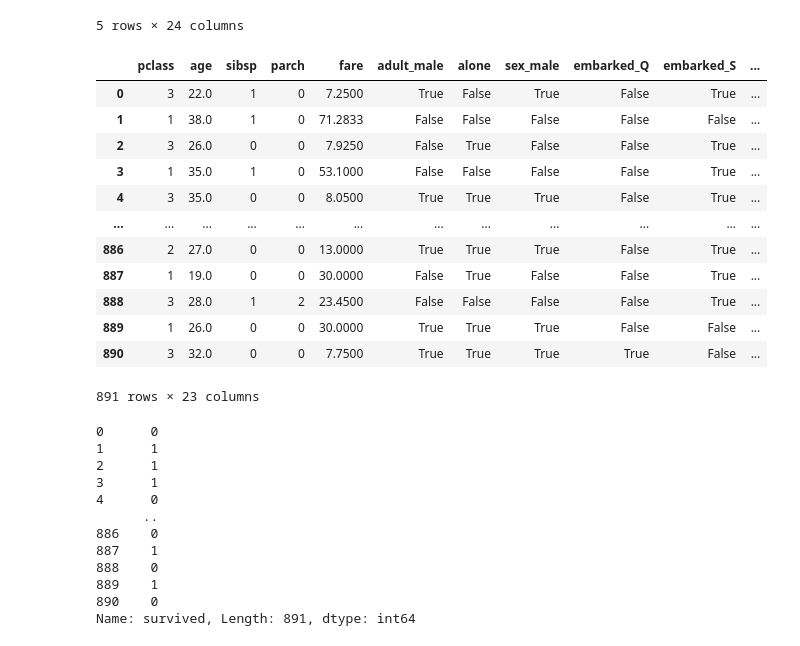
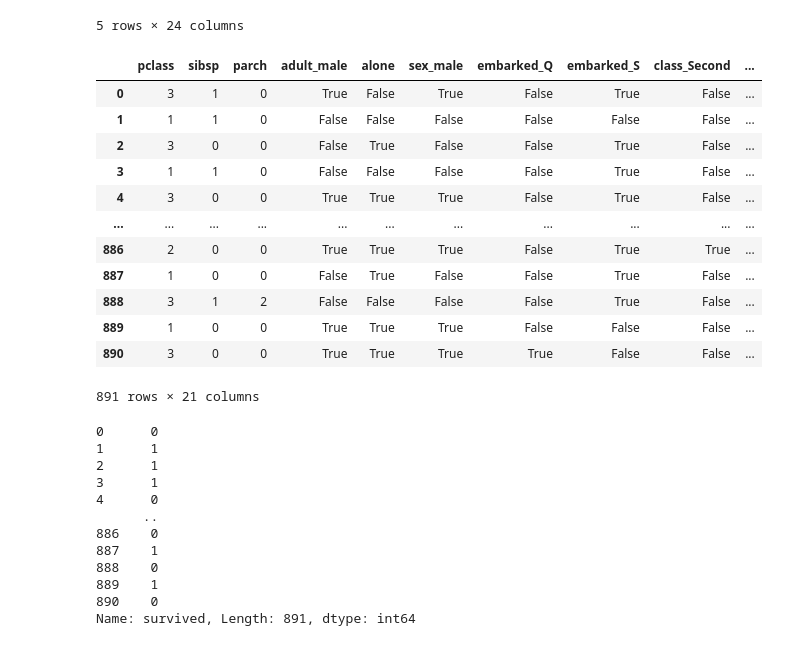
Before and after one commit to aqsakhan22/MachineLearning2025, a Jupyter notebook: LogisticRegression/titanic_data.ipynb, the cells around one changed output. Cells and saved outputs as stored; diff of their text form; code cells hidden in the pictures.

Commit message:
titanic data model  completed

```diff
--- a/LogisticRegression/titanic_data.ipynb
+++ b/LogisticRegression/titanic_data.ipynb
@@ -5,8 +5,10 @@ import numpy as np
 import seaborn as sns
 # %%
 #https://github.com/mwaskom/seaborn-data
-df=sns.load_dataset('titanic')
+# df=sns.load_dataset('titanic')
+df=pd.read_csv('data/titanic.csv')
 df
+# df
 # %% [output]
 |  | survived | pclass | sex | age | sibsp | parch | fare | embarked | class | who | ... |
 | 0 | 0 | 3 | male | 22.0 | 1 | 0 | 7.2500 | S | Third | man | ... |
@@ -178,22 +187,22 @@ df.head()
 | 4 | 0 | 3 | 35.0 | 0 | 0 | 8.0500 | True | True | True | False | ... |
 5 rows × 24 columns
 # %%
-x=df.drop(columns=['survived'])
+x=df.drop(columns=['survived','age','fare'])
 x
 # %% [output]
-|  | pclass | age | sibsp | parch | fare | adult_male | alone | sex_male | embarked_Q | embarked_S | ... |
-| 0 | 3 | 22.0 | 1 | 0 | 7.2500 | True | False | True | False | True | ... |
-| 1 | 1 | 38.0 | 1 | 0 | 71.2833 | False | False | False | False | False | ... |
-| 2 | 3 | 26.0 | 0 | 0 | 7.9250 | False | True | False | False | True | ... |
-| 3 | 1 | 35.0 | 1 | 0 | 53.1000 | False | False | False | False | True | ... |
-| 4 | 3 | 35.0 | 0 | 0 | 8.0500 | True | True | True | False | True | ... |
-| ... | ... | ... | ... | ... | ... | ... | ... | ... | ... | ... | ... |
-| 886 | 2 | 27.0 | 0 | 0 | 13.0000 | True | True | True | False | True | ... |
-| 887 | 1 | 19.0 | 0 | 0 | 30.0000 | False | True | False | False | True | ... |
-| 888 | 3 | 28.0 | 1 | 2 | 23.4500 | False | False | False | False | True | ... |
-| 889 | 1 | 26.0 | 0 | 0 | 30.0000 | True | True | True | False | False | ... |
-| 890 | 3 | 32.0 | 0 | 0 | 7.7500 | True | True | True | True | False | ... |
+|  | pclass | sibsp | parch | adult_male | alone | sex_male | embarked_Q | embarked_S | class_Second | ... |
+| 0 | 3 | 1 | 0 | True | False | True | False | True | False | ... |
+| 1 | 1 | 1 | 0 | False | False | False | False | False | False | ... |
+| 2 | 3 | 0 | 0 | False | True | False | False | True | False | ... |
+| 3 | 1 | 1 | 0 | False | False | False | False | True | False | ... |
+| 4 | 3 | 0 | 0 | True | True | True | False | True | False | ... |
+| ... | ... | ... | ... | ... | ... | ... | ... | ... | ... | ... |
+| 886 | 2 | 0 | 0 | True | True | True | False | True | True | ... |
+| 887 | 1 | 0 | 0 | False | True | False | False | True | False | ... |
+| 888 | 3 | 1 | 2 | False | False | False | False | True | False | ... |
+| 889 | 1 | 0 | 0 | True | True | True | False | False | False | ... |
+| 890 | 3 | 0 | 0 | True | True | True | True | False | False | ... |
-891 rows × 23 columns
+891 rows × 21 columns
 # %%
 y=df['survived']
 y
```
Also changed, not shown: parts of 16 cells of this notebook, 1 other file.
